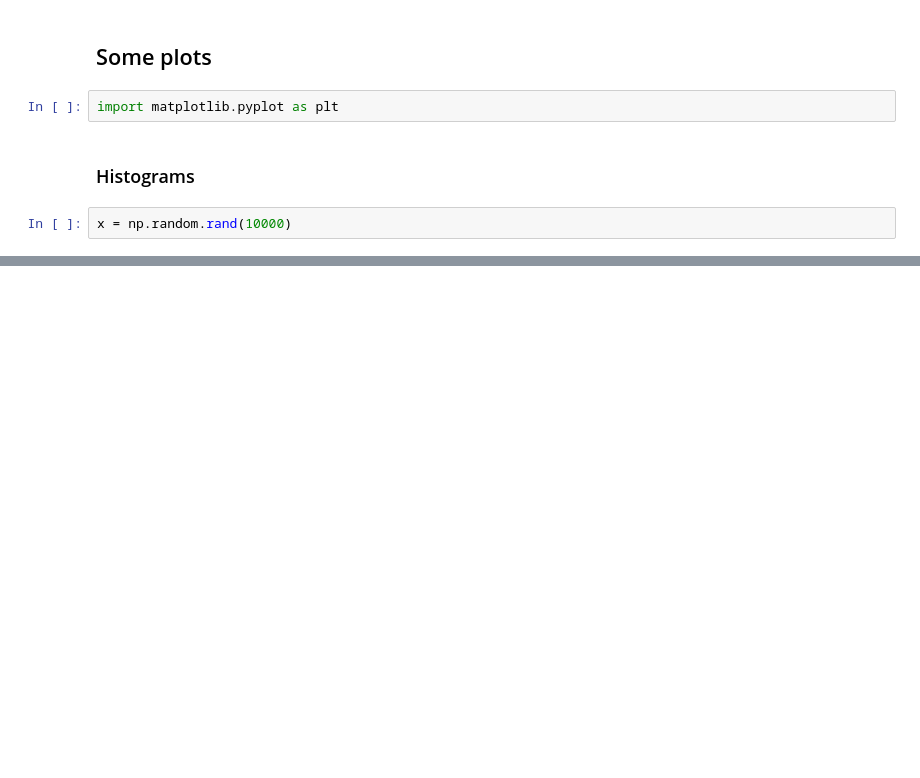
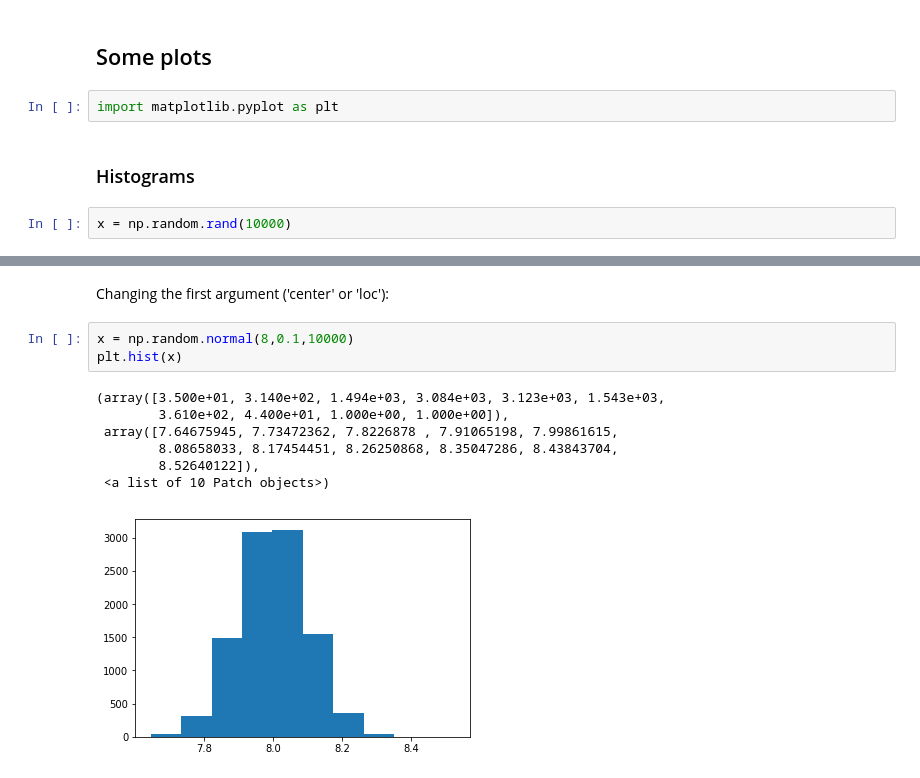
Before and after one commit to cadel560x/EmergingTechAssignments, a Jupyter notebook: numpy-random.ipynb, the cells around one changed output, grey strips where cells are left out. Saved outputs shown, nothing was run; the diff lists cells and outputs as text; blank space fills up the shorter version.

```diff
--- a/numpy-random.ipynb
+++ b/numpy-random.ipynb
@@ -83,0 +153,13 @@ np.random.uniform(0.0, 100.0)
+# %% [markdown]
+Changing the first argument ('center' or 'loc'):
+# %%
+x = np.random.normal(8,0.1,10000)
+plt.hist(x)
+# %% [output]
+(array([3.500e+01, 3.140e+02, 1.494e+03, 3.084e+03, 3.123e+03, 1.543e+03,
+        3.610e+02, 4.400e+01, 1.000e+00, 1.000e+00]),
+ array([7.64675945, 7.73472362, 7.8226878 , 7.91065198, 7.99861615,
+        8.08658033, 8.17454451, 8.26250868, 8.35047286, 8.43843704,
+        8.52640122]),
+ <a list of 10 Patch objects>)
+[figure, added]
```
Also changed, not shown: parts of 28 cells of this notebook.
